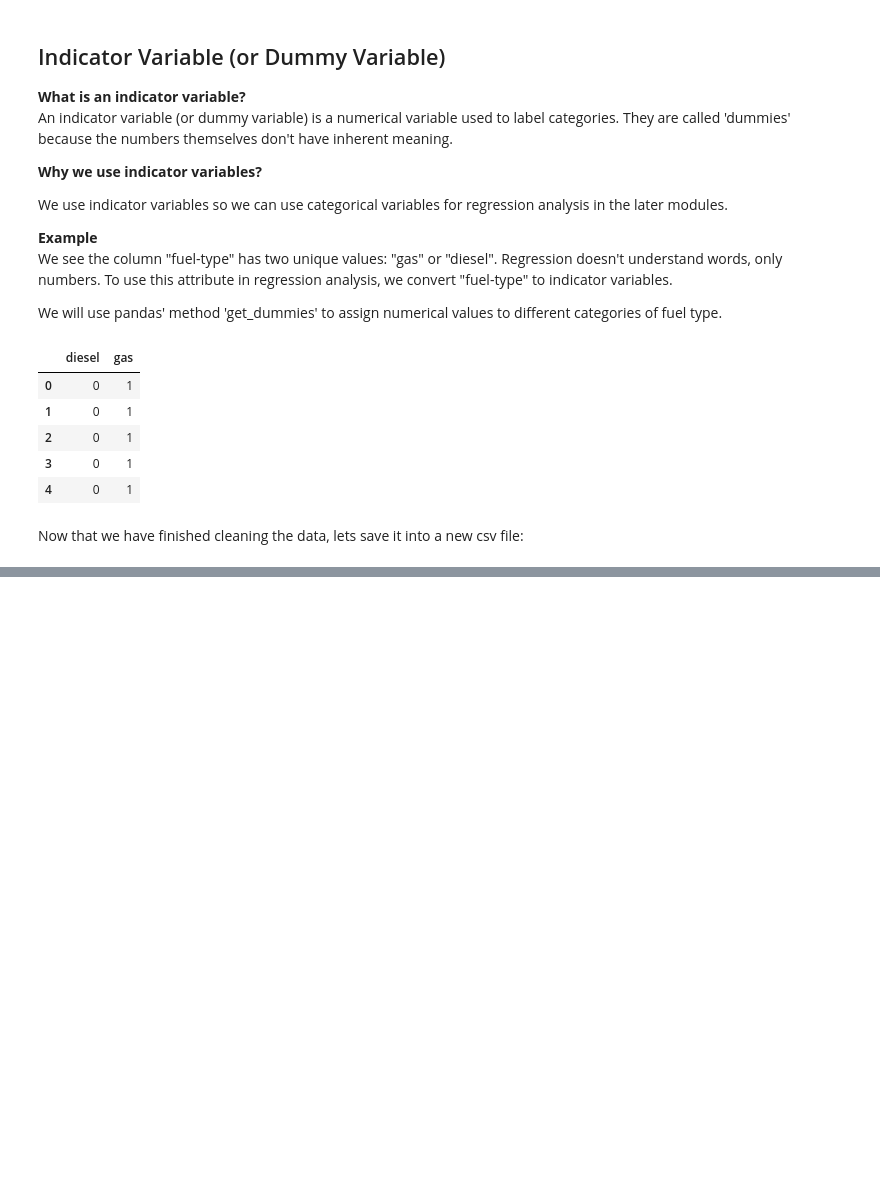
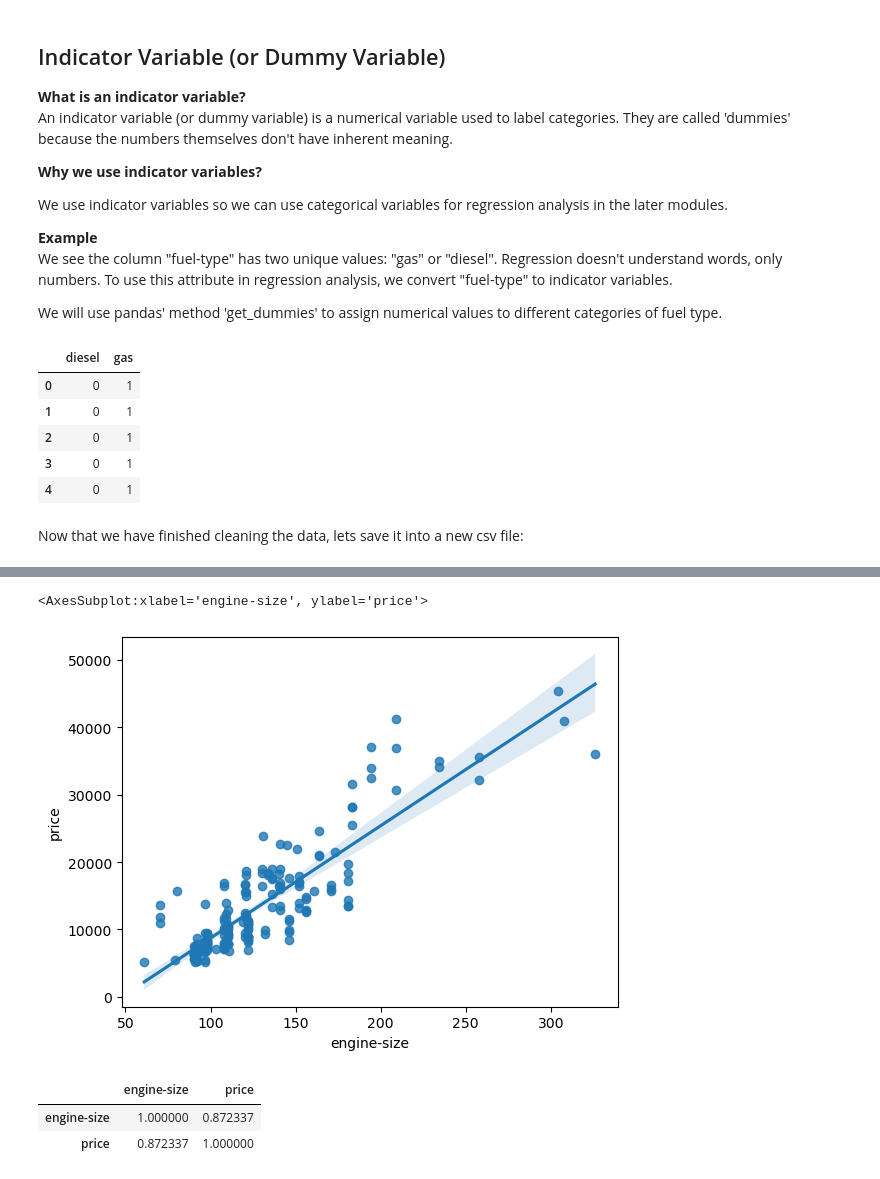
Before and after one commit to HashemRawashdeh/Study, a Jupyter notebook: Data Science/Online Cources/Data Science Professional Certificate/Automobile.ipynb, the cells around one changed output, grey strips where cells are left out. Cells and saved outputs as stored; diff of their text form; code cells hidden in the pictures; blank space fills up the shorter version.

```diff
--- a/Data Science/Online Cources/Data Science Professional Certificate/Automobile.ipynb
+++ b/Data Science/Online Cources/Data Science Professional Certificate/Automobile.ipynb
@@ -363,0 +410,12 @@ df.to_csv('clean.csv')
+# %%
+sns.regplot(x='engine-size', y='price', data=df)
+# %% [output]
+<AxesSubplot:xlabel='engine-size', ylabel='price'>
+[figure, added]
+# %%
+# Note the strong positive correlation:
+df[['engine-size', 'price']].corr()
+# %% [output]
+|  | engine-size | price |
+| engine-size | 1.000000 | 0.872337 |
+| price | 0.872337 | 1.000000 |
```
Also changed, not shown: parts of 79 cells of this notebook, 2 other files.
